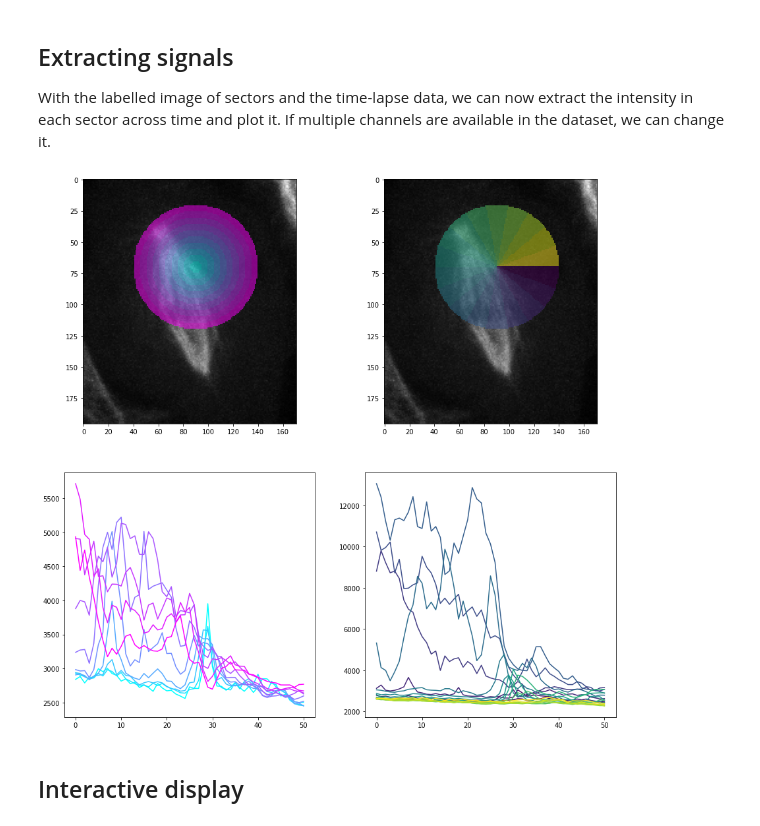
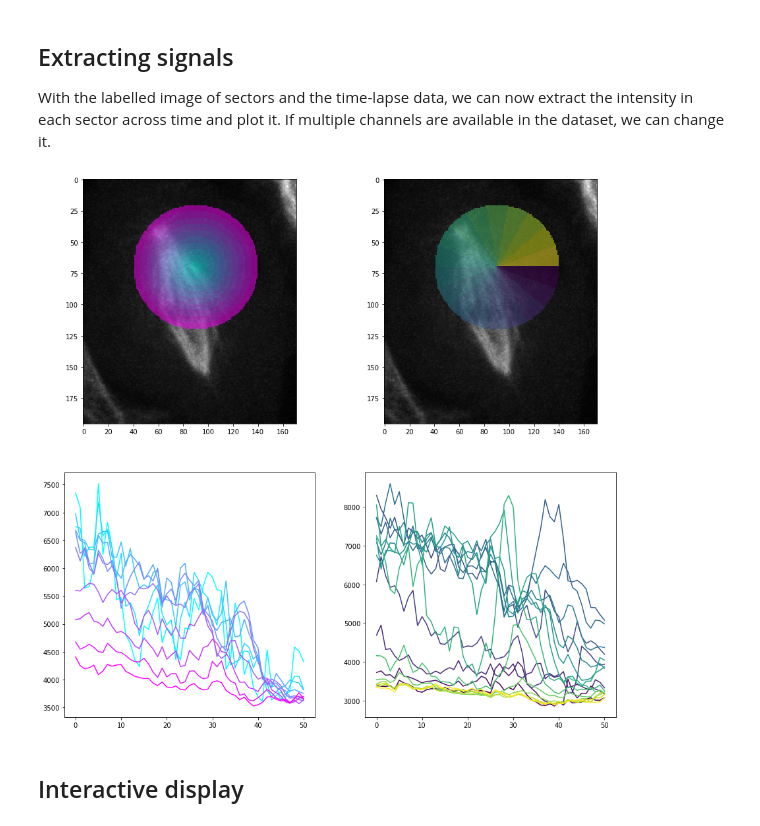
Before and after one commit to guiwitz/microfilm, a Jupyter notebook: notebooks/Intensity_by_sector.ipynb, the cells around one changed output. Saved outputs shown, nothing was run; the diff lists cells and outputs as text; code cells hidden in the pictures.

Commit message:
switch to generic load function using channel name

```diff
--- a/notebooks/Intensity_by_sector.ipynb
+++ b/notebooks/Intensity_by_sector.ipynb
@@ -34,7 +38,7 @@ roi = skimage.io.imread(roi_path)
 # %%
 cm = microfilm.splitmasks.get_roi_cm(roi_im=roi)
 # %%
-im_np = image.load_frame_signal(m=1, k=10)
+im_np = image.load_frame(channel_name=image.channel_name[0], frame=10)
 # %%
 fig, ax = plt.subplots(1,3, figsize=(15,15))
 ax[0].imshow(im_np)
@@ -60,7 +64,7 @@ colors_rad, cmap_rad = microfilm.splitmasks.get_cmap_labels(radius_labels, cmap_
 radius_labels_nan = microfilm.splitmasks.nan_labels(radius_labels)
 
 fig, ax = plt.subplots(figsize=(10,10))
-plt.imshow(image.load_frame_signal(0,0), cmap='gray')
+plt.imshow(image.load_frame(image.channel_name[0],0), cmap='gray')
 plt.imshow(radius_labels_nan, cmap=cmap_rad, interpolation='none', alpha=0.5);
 # %% [output]
 [figure]
@@ -78,7 +82,7 @@ colors_angle, cmap_angle = microfilm.splitmasks.get_cmap_labels(sector_labels, c
 sector_labels_nan = microfilm.splitmasks.nan_labels(sector_labels)
 
 fig, ax = plt.subplots(figsize=(12,12))
-plt.imshow(image.load_frame_signal(0,0), cmap='gray')
+plt.imshow(image.load_frame(image.channel_name[0],0), cmap='gray')
 plt.imshow(sector_labels_nan, cmap=cmap_angle, interpolation='none', alpha=0.5);
 # %% [output]
 [figure]
@@ -87,7 +91,7 @@ plt.imshow(sector_labels_nan, cmap=cmap_angle, interpolation='none', alpha=0.5);
 
 With the labelled image of sectors and the time-lapse data, we can now extract the intensity in each sector across time and plot it. If multiple channels are available in the dataset, we can change it.
 # %%
-channel = 1
+channel = image.channel_name[0]
 
 signal_radius = microfilm.splitmasks.measure_intensities(time_image=image.frame_generator(channel=channel),
                                                       im_labels=radius_labels,max_time=300)
@@ -96,17 +100,17 @@ signal_angle = microfilm.splitmasks.measure_intensities(time_image=image.frame_g
 # %%
 fig, ax = plt.subplots(2,2, figsize=(15,15))
 for i in range(signal_radius.shape[1]):
     ax[1,0].plot(signal_radius[:,i], color=colors_rad[i]);
 for i in range(signal_angle.shape[1]):
     ax[1,1].plot(signal_angle[:,i], color=colors_angle[i]);
 
-ax[0,0].imshow(image.load_frame_signal(0,0), cmap='gray')
+ax[0,0].imshow(image.load_frame(channel,0), cmap='gray')
 ax[0,0].imshow(radius_labels_nan, cmap=cmap_rad, interpolation='none', alpha=0.5);
 
-ax[0,1].imshow(image.load_frame_signal(0,0), cmap='gray')
+ax[0,1].imshow(image.load_frame(channel,0), cmap='gray')
 ax[0,1].imshow(sector_labels_nan, cmap=cmap_angle, interpolation='none', alpha=0.5);
 # %% [output]
-[figure, old version]
+[figure, new version]
 # %% [markdown]
 ## Interactive display
 # %%
```
Also changed, not shown: parts of 3 cells of this notebook, 1 other file.
